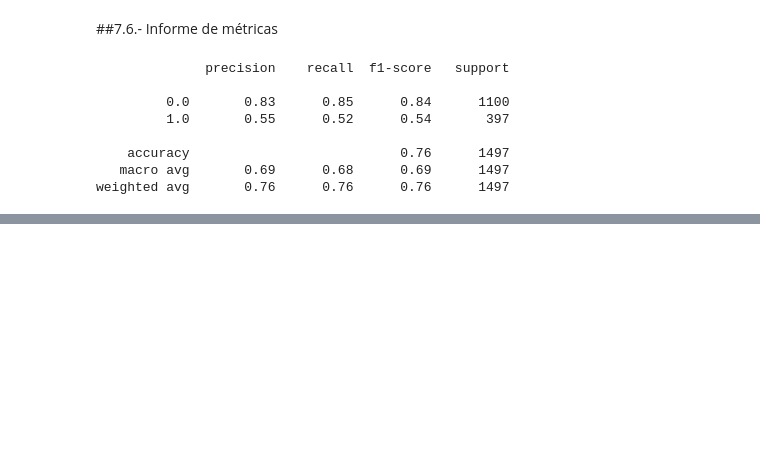
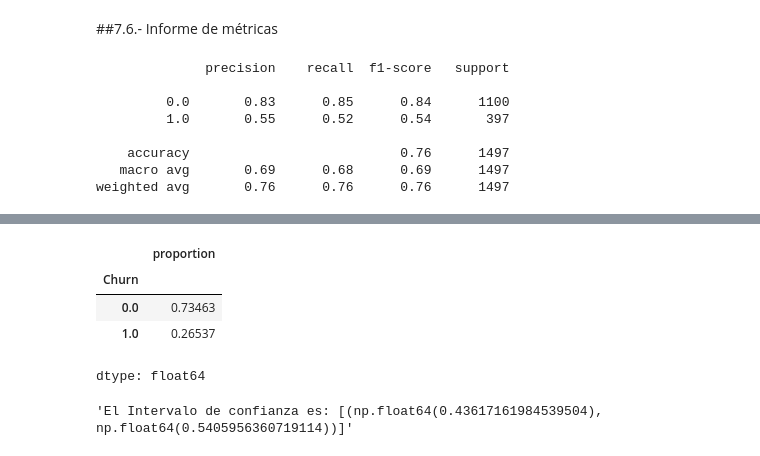
Before and after one commit to Antonio-B85/challenge-Parte-2--TelecomX, a Jupyter notebook: TelecomX_Parte2.ipynb, the cells around one changed output, grey strips where cells are left out. Drawn from its saved outputs; the diff is of its cells as text; code cells hidden in the pictures; blank space fills up the shorter version.

Commit message:
Estratificando datos

```diff
--- a/TelecomX_Parte2.ipynb
+++ b/TelecomX_Parte2.ipynb
@@ -822,0 +911,8 @@ weighted avg       0.76      0.76      0.76      1497
+# %%
+datos['Churn'].value_counts(normalize=True)
+# %% [output]
+|  | proportion |
+| Churn |  |
+| 0.0 | 0.73463 |
+| 1.0 | 0.26537 |
+dtype: float64
@@ -822,0 +925,4 @@ weighted avg       0.76      0.76      0.76      1497
+# %%
+intervalo_confianza(cv_resultados)
+# %% [output]
+'El Intervalo de confianza es: [(np.float64(0.43617161984539504), np.float64(0.5405956360719114))]'
```
Also changed, not shown: parts of 15 cells of this notebook.
